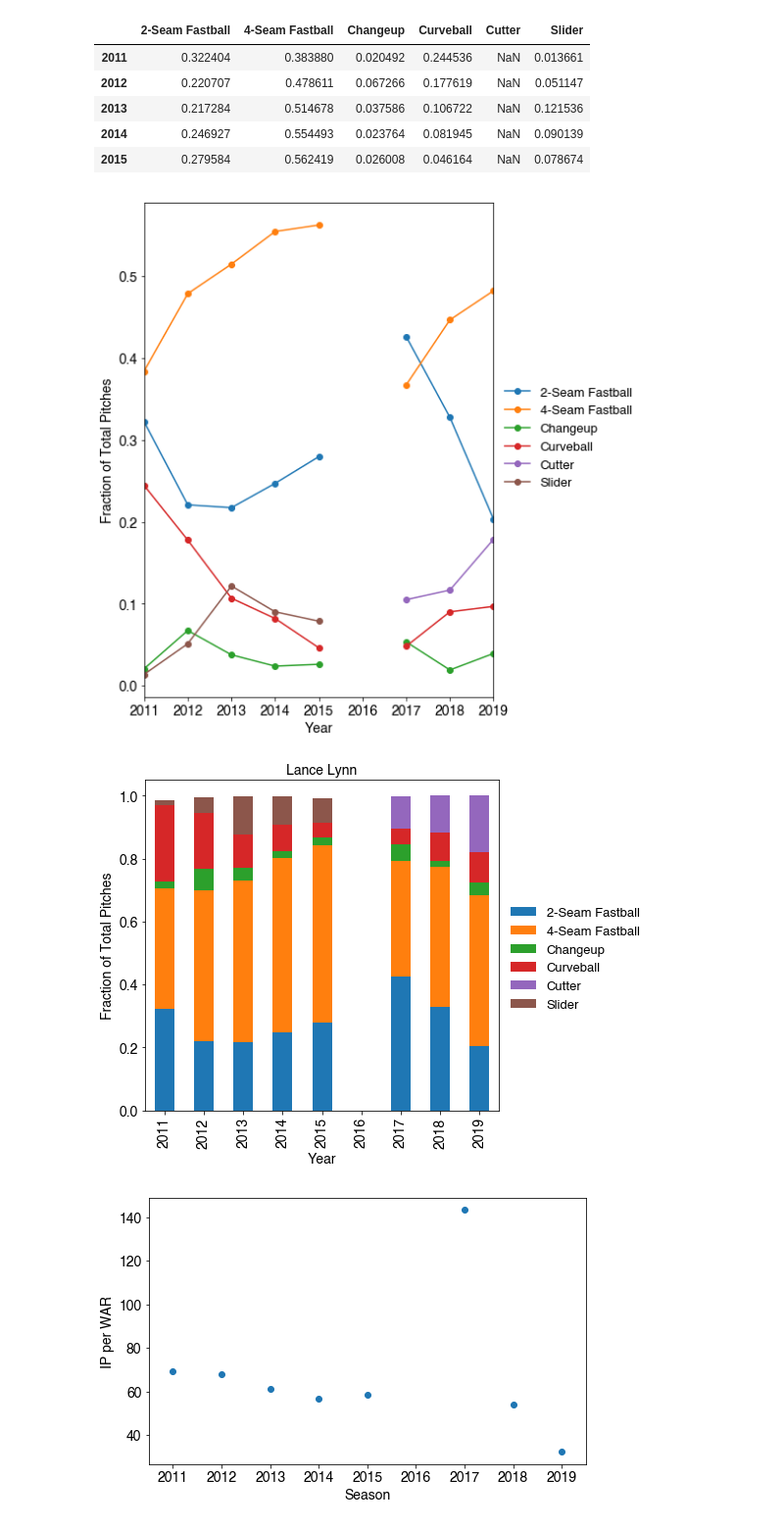
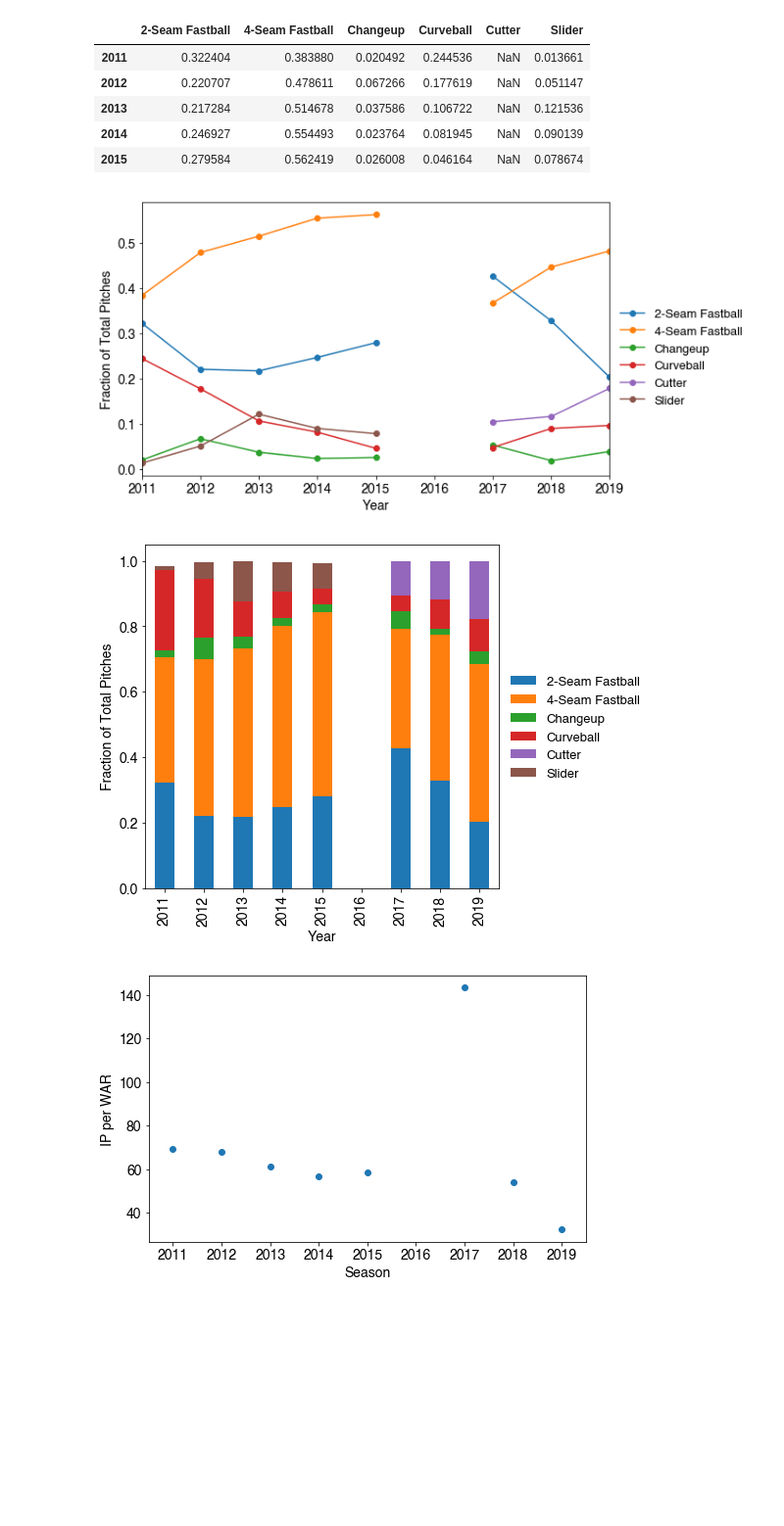
Before and after one commit to tjburch/baseball-studies, a Jupyter notebook: notebooks/LanceLynn2019.ipynb, the cells around one changed output. Shown: that part at 98% size. Cells and saved outputs as stored; diff of their text form; code cells hidden in the pictures; blank space fills up the shorter version.

Commit message:
Look at results by pitch type

```diff
--- a/notebooks/LanceLynn2019.ipynb
+++ b/notebooks/LanceLynn2019.ipynb
@@ -39,11 +39,3 @@ full_df.head()
 | 4 | FT | 2015-10-10 | 94.1 | -2.0088 | 5.9006 | Lance Lynn | 471083 | 458681 | ... |
 # %%
 full_df['year'] = full_df['game_date'].str[:4].astype(int)
-# %%
-for year in range(2011,2020):
-    this_year_df = full_df[full_df["year"] == year]
-    print(year)
-    print(this_year_df["pitch_name"].value_counts(normalize=True))
-
-
-#df_2019["pitch_name"].value_counts(normalize=True)
@@ -83,28 +57,27 @@ new_df.head()
 | 2014 | 0.246927 | 0.554493 | 0.023764 | 0.081945 | NaN | 0.090139 |
 | 2015 | 0.279584 | 0.562419 | 0.026008 | 0.046164 | NaN | 0.078674 |
 # %%
-fig=plt.figure(figsize=(8,8))
+fig=plt.figure(figsize=(10,5))
 new_df.plot(marker='o', ax=plt.gca())
 plt.legend(frameon=False, bbox_to_anchor=(1, 0.65),fontsize=13)
 plt.xlabel("Year",fontsize=14)
 plt.ylabel("Fraction of Total Pitches", fontsize=14)
 plt.gca().tick_params(axis='both', which='major', labelsize=14)
 plt.tight_layout()
 plt.savefig('../plots/lynn/lynn_line')
 # %% [output]
-[figure, old version]
+[figure, new version]
 # %%
 fig=plt.figure(figsize=(8,6))
 new_df.plot(kind='bar',stacked=True, ax=plt.gca())
 plt.legend(frameon=False, bbox_to_anchor=(1, 0.65),fontsize=13)
-plt.title("Lance Lynn",fontsize=14)
 plt.xlabel("Year",fontsize=14)
 plt.ylabel("Fraction of Total Pitches", fontsize=14)
 plt.gca().tick_params(axis='both', which='major', labelsize=14)
 plt.tight_layout()
 plt.savefig('../plots/lynn/lynn_stack')
 # %% [output]
-[figure, old version]
+[figure, new version]
 # %%
 from bs4 import BeautifulSoup
 import requests
```
Also changed, not shown: parts of 12 cells of this notebook.
